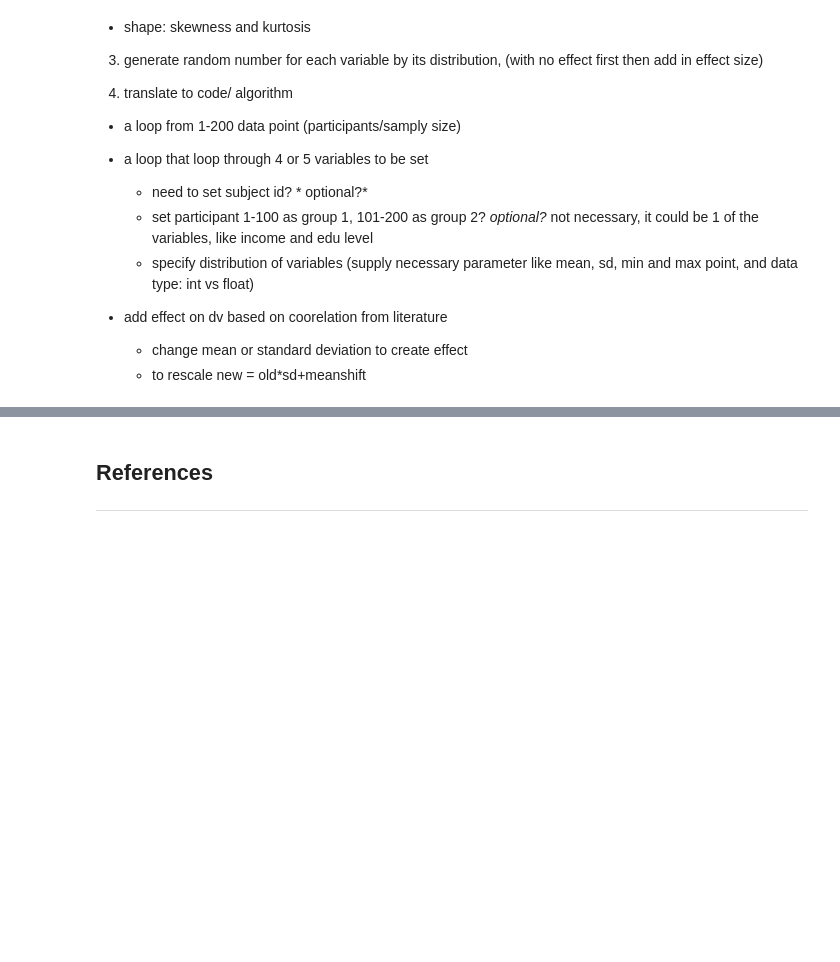
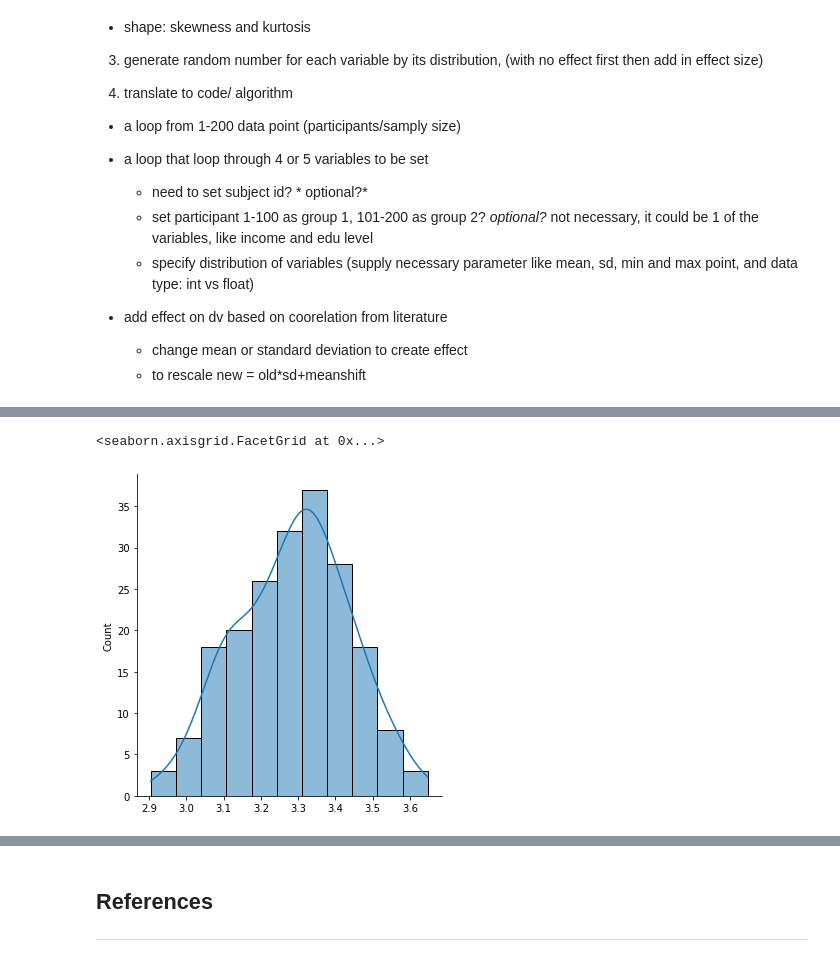
Before and after one commit to HazelIP/Programming-for-DA_project, a Jupyter notebook: Prog_DA_project.ipynb, the cells around one changed output, grey strips where cells are left out. Cells and saved outputs as stored; diff of their text form; code cells hidden in the pictures; blank space fills up the shorter version.

```diff
--- a/Prog_DA_project.ipynb
+++ b/Prog_DA_project.ipynb
@@ -60,5 +136,5 @@ rng = np.random.default_rng(12345)
 # %%
-# simulate birthweight(kg) in normal distribution skewed to left, n=200
-# mean = 3.35(b), 3.23(g)
-# sd = 0.15(b), 0.14(g)
-birthWeight =
+# simulate birthweight(kg) in normal distribution, n=200
+# mean = 3.3, sd = 0.15(b)
+birthWeight = np.around(np.random.normal(loc=3.30, scale=0.15, size=200), decimals=2)
+birthWeight
@@ -79,0 +161,6 @@ income
+# %%
+#ploting distribution of birthweight
+sns.displot(birthWeight, kde=True)
+# %% [output]
+<seaborn.axisgrid.FacetGrid at 0x...>
+[figure, added]
```
Also changed, not shown: parts of 37 cells of this notebook, 1 other file.
